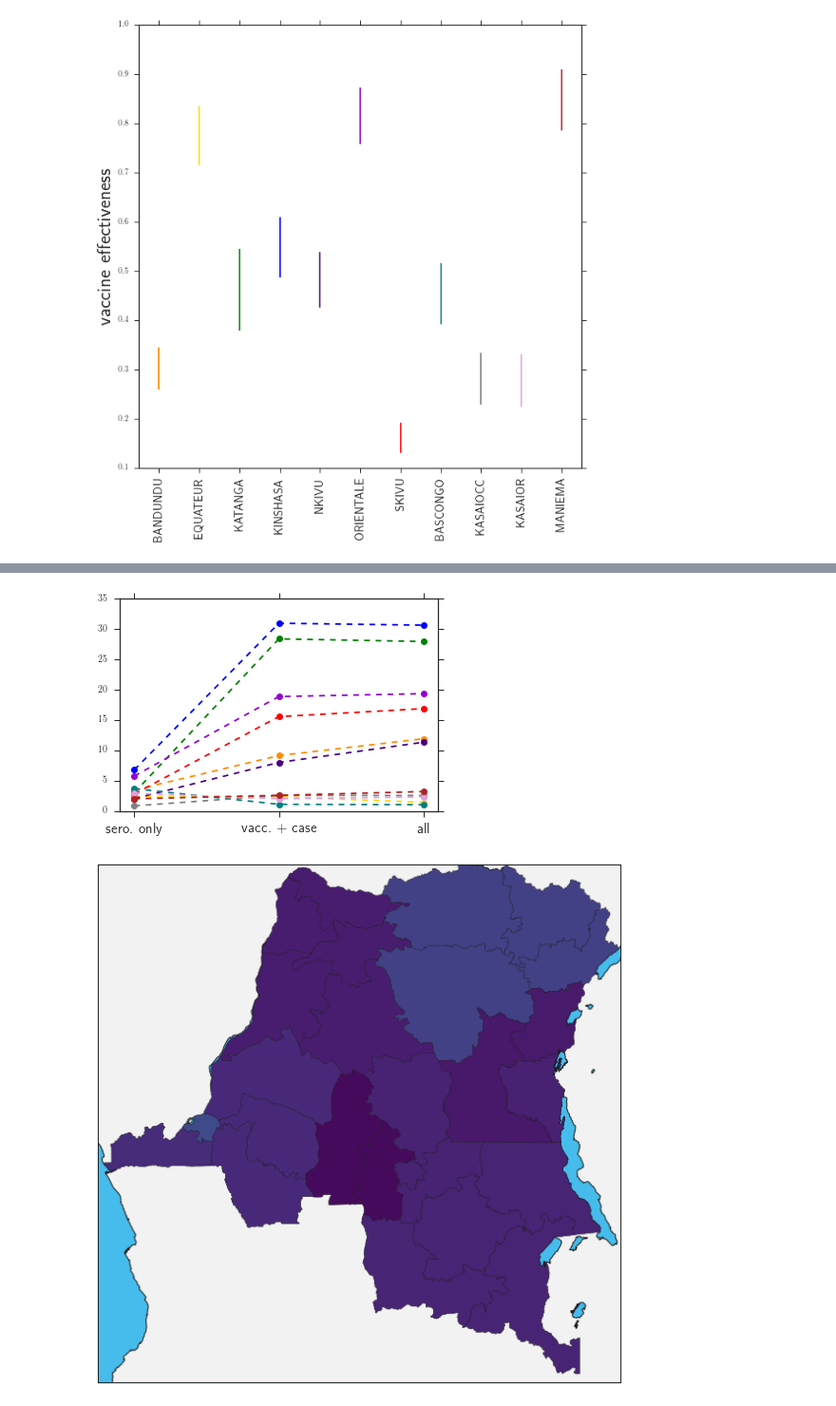
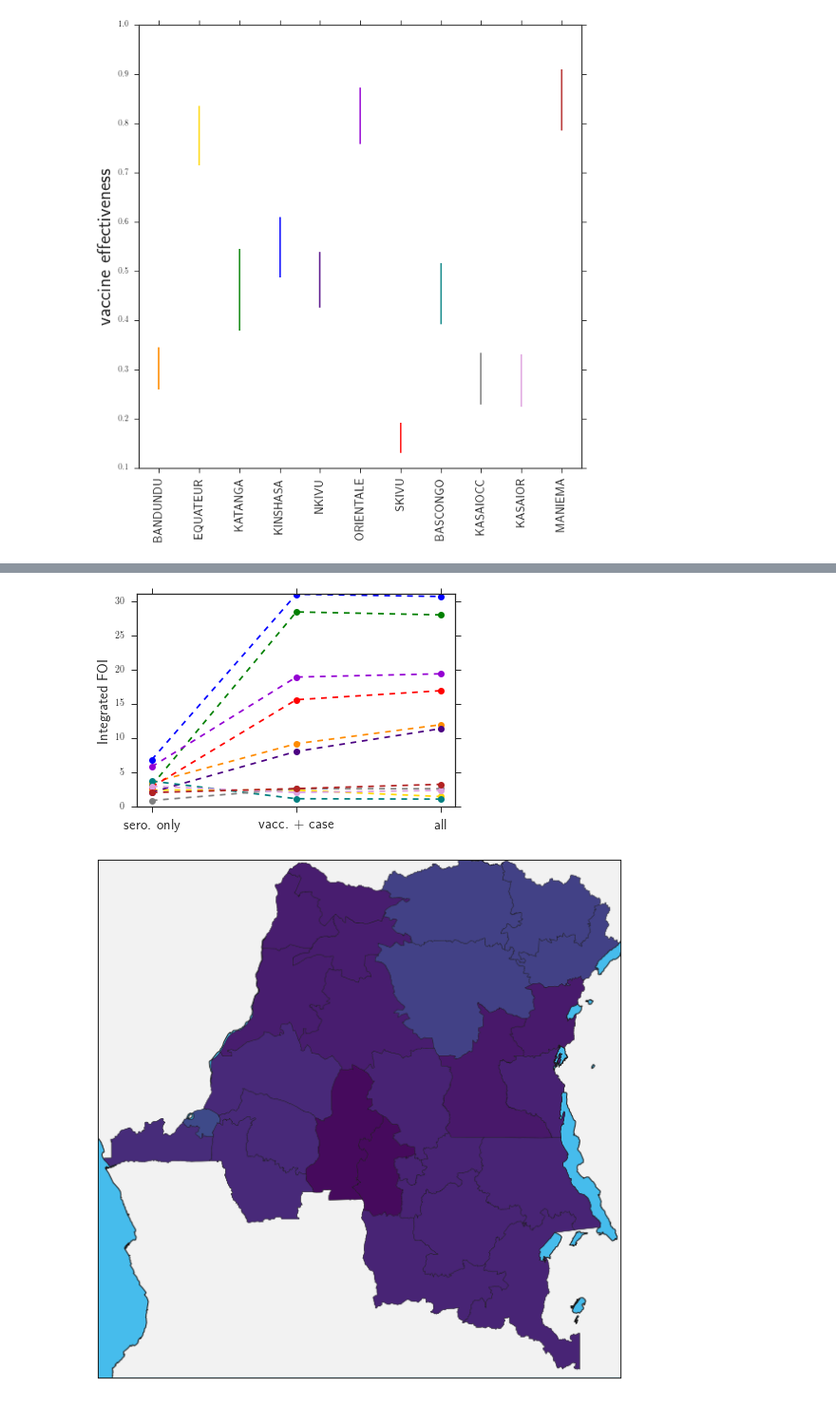
Before and after one commit to lmaesampson/CompetingRates, a Jupyter notebook: Code/Figures.ipynb, the cells around one changed output, grey strips where cells are left out. Shown at 95% size. Drawn from its saved outputs; the diff is of its cells as text; code cells hidden in the pictures.

```diff
--- a/Code/Figures.ipynb
+++ b/Code/Figures.ipynb
@@ -293,15 +293,27 @@ for k in range(nplot):
         foi90[j] = fh90*(a/fb90)**(fa90-1.)*np.exp(-(a/fb90)**(fa90))
         vhaz90[j] = vh90*(a/vb90)**(va90-1.)*np.exp(-(a/vb90)**(va90))
 
+        foi80[j] = fh80*(a/fb80)**(fa80-1.)*np.exp(-(a/fb80)**(fa80))
+        vhaz80[j] = vh80*(a/vb80)**(va80-1.)*np.exp(-(a/vb80)**(va80))
+
+        foi70[j] = fh70*(a/fb70)**(fa70-1.)*np.exp(-(a/fb70)**(fa70))
+        vhaz70[j] = vh70*(a/vb70)**(va70-1.)*np.exp(-(a/vb70)**(va70))
+
         foi60[j] = fh60*(a/fb60)**(fa60-1.)*np.exp(-(a/fb60)**(fa60))
         vhaz60[j] = vh60*(a/vb60)**(va60-1.)*np.exp(-(a/vb60)**(va60))
         j += 1
     ax0.plot(x/12.,foi90,alpha=0.1,color='darkorange')
     ax0.plot(x/12.,foi60,alpha=0.1,color='indigo')
+    ax0.plot(x/12.,foi80,alpha=0.1,color='darkred')
+    ax0.plot(x/12.,foi70,alpha=0.1,color='cornflowerblue')
     ax1.plot(x/12.,vhaz90,alpha=0.1,color='darkorange',linewidth=1)
     ax1.plot(x/12.,vhaz60,alpha=0.1,color='indigo',linewidth=1)
+    ax1.plot(x/12.,vhaz80,alpha=0.1,color='darkred')
+    ax1.plot(x/12.,vhaz70,alpha=0.1,color='cornflowerblue')
 
 ax0.plot(x/12.,foi90,alpha=1.,color='darkorange',label='$\gamma = 0.9$')
+ax0.plot(x/12.,foi80,alpha=1.,color='darkred',label='$\gamma = 0.8$')
+ax0.plot(x/12.,foi70,alpha=1.,color='cornflowerblue',label='$\gamma = 0.7$')
 ax0.plot(x/12.,foi60,alpha=1.,color='indigo',label='$\gamma = 0.6$')
 ax0.plot(foiinj[:,0]/12.,foiinj[:,1]/10.,'k--',label='injected curve')
 ax1.plot(xplot/12.,vhinj/0.9,color='darkorange', linestyle='--')
@@ -310,7 +322,7 @@ ax0.set_ylabel('Force of Infection',fontsize=15)
 ax1.set_ylabel('Vaccination Hazard',fontsize=15)
 ax0.legend(fontsize=15,frameon=True)
 ax1.set_xlim(0,10)
-plt.xlabel('Age (years)',fontsize=15)
+plt.xlabel('age (years)',fontsize=15)
 fig.tight_layout()
-plt.savefig('foivhaz_fakedata_vaxserocase.pdf')
+plt.savefig('foivhaz_fakedata_vaxserocase.pdf',bbox_inches='tight')
 # %% [output]
@@ -1212,7 +1228,7 @@ for prov in locs:
         ax2.plot(x/12.,vhaz,alpha=0.1,color=c)
         #ax2.set_yticks([],[])
     #ax.plot(xplot/12.,sobs[0:25].astype(float)/stry[0:25].astype(float),color=c,marker='*',linestyle='none')
-    ax.annotate(prov,(15,0.2),fontsize=18)
+    ax.annotate(prov,(3,0.2),fontsize=18)
     ax.set_ybound(0.,1.)
     ax2.set_ylim(0,1.4)
 
@@ -1225,5 +1241,5 @@ fig.text(1.01, 0.5, 'Vaccination Hazard', ha='center', va='center', rotation=270
 fig.text(0.5, -0.01, 'Age (years)', ha='center', va='center',fontsize=25)
 #plt.xlabel('Age (years)',fontsize=15)
 fig.tight_layout()
-plt.savefig('VaccHazard.png',dpi=125,bbox_inches="tight")
+plt.savefig('VaccHazard.png',dpi=200,bbox_inches="tight")
 # %% [output]
@@ -1462,21 +1478,23 @@ MANIEMA 989
 # %%
 risk = np.array(risk)
 plt.plot(risk[0,:], linestyle='--',marker='o',color=colors[0])
 plt.plot(risk[1,:],linestyle='--',marker='o',color=colors[1])
 plt.plot(risk[2,:],linestyle='--',marker='o',color=colors[2])
 plt.plot(risk[3,:],linestyle='--',marker='o',color=colors[3])
 plt.plot(risk[4,:],linestyle='--',marker='o',color=colors[4])
 plt.plot(risk[5,:],linestyle='--',marker='o',color=colors[5])
 plt.plot(risk[6,:],linestyle='--',marker='o',color=colors[6])
 plt.plot(risk[7,:],linestyle='--',marker='o',color=colors[7])
 plt.plot(risk[8,:],linestyle='--',marker='o',color=colors[8])
 plt.plot(risk[9,:],linestyle='--',marker='o',color=colors[9])
 plt.plot(risk[10,:],linestyle='--',marker='o',color=colors[10])
 plt.xticks([0,1,2],['sero. only','vacc. + case','all'],rotation=0,fontsize=15)
+plt.ylabel('Integrated FOI',fontsize=15)
 plt.xlim(-0.1,2.1)
+plt.ylim(0,31)
 plt.savefig("RiskRank.png",dpi=200,bbox_inches='tight')
 # %% [output]
-[figure, old version]
+[figure, new version]
 # %%
 m = Basemap(resolution='i', # c, l, i, h, f or None (crude, low, intermediate, high)
             projection='merc', #mercator
```
Also changed, not shown: parts of 14 cells of this notebook, 9 other files.
